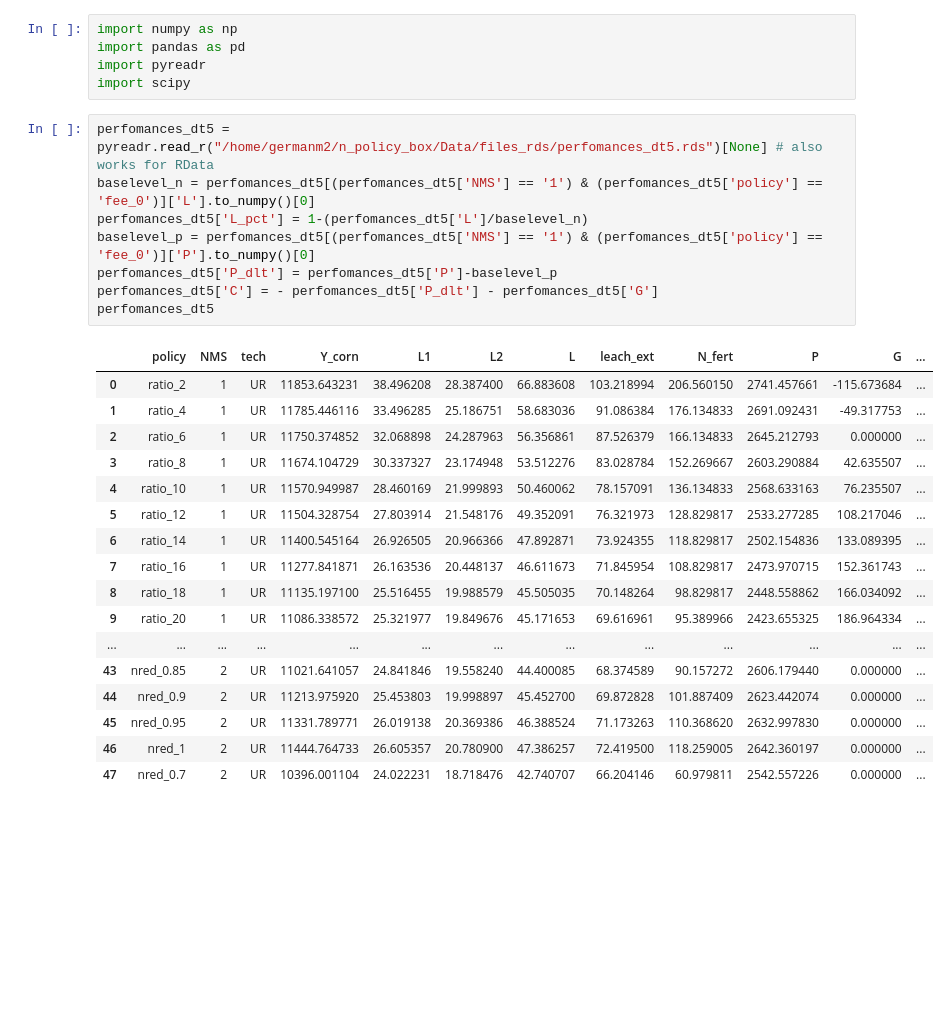
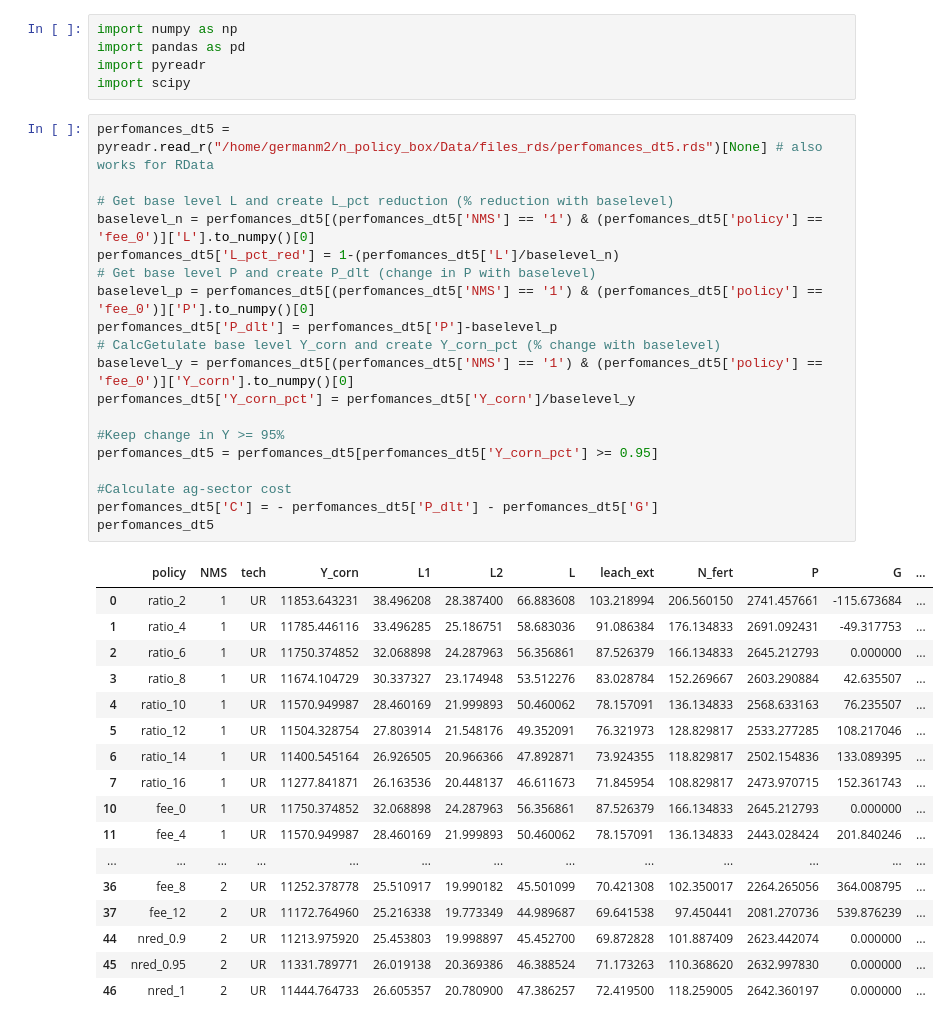
Before and after one commit to germanmandrini/n_policy, a Jupyter notebook: Codes/5e_L_reduction_cost.ipynb, the cells around one changed output. Cells and saved outputs as stored; diff of their text form; blank space fills up the shorter version.

```diff
--- a/Codes/5e_L_reduction_cost.ipynb
+++ b/Codes/5e_L_reduction_cost.ipynb
@@ -5,28 +5,39 @@ import pyreadr
 import scipy
 # %%
 perfomances_dt5 = pyreadr.read_r("/home/germanm2/n_policy_box/Data/files_rds/perfomances_dt5.rds")[None] # also works for RData
+
+# Get base level L and create L_pct reduction (% reduction with baselevel)
 baselevel_n = perfomances_dt5[(perfomances_dt5['NMS'] == '1') & (perfomances_dt5['policy'] == 'fee_0')]['L'].to_numpy()[0]
-perfomances_dt5['L_pct'] = 1-(perfomances_dt5['L']/baselevel_n)
+perfomances_dt5['L_pct_red'] = 1-(perfomances_dt5['L']/baselevel_n)
+# Get base level P and create P_dlt (change in P with baselevel)
 baselevel_p = perfomances_dt5[(perfomances_dt5['NMS'] == '1') & (perfomances_dt5['policy'] == 'fee_0')]['P'].to_numpy()[0]
 perfomances_dt5['P_dlt'] = perfomances_dt5['P']-baselevel_p
+# CalcGetulate base level Y_corn and create Y_corn_pct (% change with baselevel)
+baselevel_y = perfomances_dt5[(perfomances_dt5['NMS'] == '1') & (perfomances_dt5['policy'] == 'fee_0')]['Y_corn'].to_numpy()[0]
+perfomances_dt5['Y_corn_pct'] = perfomances_dt5['Y_corn']/baselevel_y
+
+#Keep change in Y >= 95%
+perfomances_dt5 = perfomances_dt5[perfomances_dt5['Y_corn_pct'] >= 0.95]
+
+#Calculate ag-sector cost
 perfomances_dt5['C'] = - perfomances_dt5['P_dlt'] - perfomances_dt5['G']
 perfomances_dt5
 # %% [output]
 |  | policy | NMS | tech | Y_corn | L1 | L2 | L | leach_ext | N_fert | P | G | ... |
 | 0 | ratio_2 | 1 | UR | 11853.643231 | 38.496208 | 28.387400 | 66.883608 | 103.218994 | 206.560150 | 2741.457661 | -115.673684 | ... |
 | 1 | ratio_4 | 1 | UR | 11785.446116 | 33.496285 | 25.186751 | 58.683036 | 91.086384 | 176.134833 | 2691.092431 | -49.317753 | ... |
 | 2 | ratio_6 | 1 | UR | 11750.374852 | 32.068898 | 24.287963 | 56.356861 | 87.526379 | 166.134833 | 2645.212793 | 0.000000 | ... |
 | 3 | ratio_8 | 1 | UR | 11674.104729 | 30.337327 | 23.174948 | 53.512276 | 83.028784 | 152.269667 | 2603.290884 | 42.635507 | ... |
 | 4 | ratio_10 | 1 | UR | 11570.949987 | 28.460169 | 21.999893 | 50.460062 | 78.157091 | 136.134833 | 2568.633163 | 76.235507 | ... |
 | 5 | ratio_12 | 1 | UR | 11504.328754 | 27.803914 | 21.548176 | 49.352091 | 76.321973 | 128.829817 | 2533.277285 | 108.217046 | ... |
 | 6 | ratio_14 | 1 | UR | 11400.545164 | 26.926505 | 20.966366 | 47.892871 | 73.924355 | 118.829817 | 2502.154836 | 133.089395 | ... |
 | 7 | ratio_16 | 1 | UR | 11277.841871 | 26.163536 | 20.448137 | 46.611673 | 71.845954 | 108.829817 | 2473.970715 | 152.361743 | ... |
-| 8 | ratio_18 | 1 | UR | 11135.197100 | 25.516455 | 19.988579 | 45.505035 | 70.148264 | 98.829817 | 2448.558862 | 166.034092 | ... |
-| 9 | ratio_20 | 1 | UR | 11086.338572 | 25.321977 | 19.849676 | 45.171653 | 69.616961 | 95.389966 | 2423.655325 | 186.964334 | ... |
+| 10 | fee_0 | 1 | UR | 11750.374852 | 32.068898 | 24.287963 | 56.356861 | 87.526379 | 166.134833 | 2645.212793 | 0.000000 | ... |
+| 11 | fee_4 | 1 | UR | 11570.949987 | 28.460169 | 21.999893 | 50.460062 | 78.157091 | 136.134833 | 2443.028424 | 201.840246 | ... |
 | ... | ... | ... | ... | ... | ... | ... | ... | ... | ... | ... | ... | ... |
-| 43 | nred_0.85 | 2 | UR | 11021.641057 | 24.841846 | 19.558240 | 44.400085 | 68.374589 | 90.157272 | 2606.179440 | 0.000000 | ... |
+| 36 | fee_8 | 2 | UR | 11252.378778 | 25.510917 | 19.990182 | 45.501099 | 70.421308 | 102.350017 | 2264.265056 | 364.008795 | ... |
+| 37 | fee_12 | 2 | UR | 11172.764960 | 25.216338 | 19.773349 | 44.989687 | 69.641538 | 97.450441 | 2081.270736 | 539.876239 | ... |
 | 44 | nred_0.9 | 2 | UR | 11213.975920 | 25.453803 | 19.998897 | 45.452700 | 69.872828 | 101.887409 | 2623.442074 | 0.000000 | ... |
 | 45 | nred_0.95 | 2 | UR | 11331.789771 | 26.019138 | 20.369386 | 46.388524 | 71.173263 | 110.368620 | 2632.997830 | 0.000000 | ... |
 | 46 | nred_1 | 2 | UR | 11444.764733 | 26.605357 | 20.780900 | 47.386257 | 72.419500 | 118.259005 | 2642.360197 | 0.000000 | ... |
-| 47 | nred_0.7 | 2 | UR | 10396.001104 | 24.022231 | 18.718476 | 42.740707 | 66.204146 | 60.979811 | 2542.557226 | 0.000000 | ... |
 # %%
```
Also changed, not shown: parts of 2 cells of this notebook.
